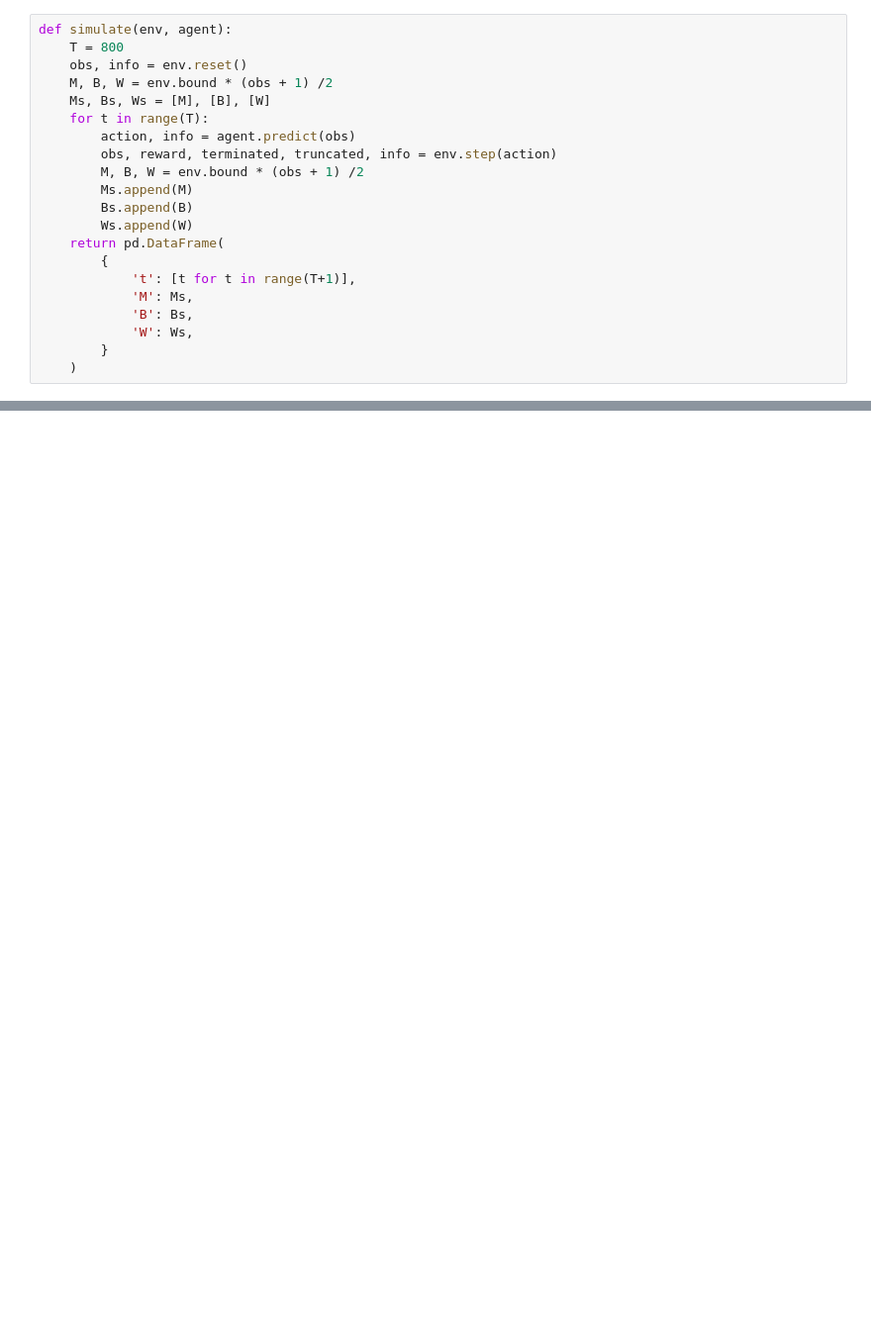
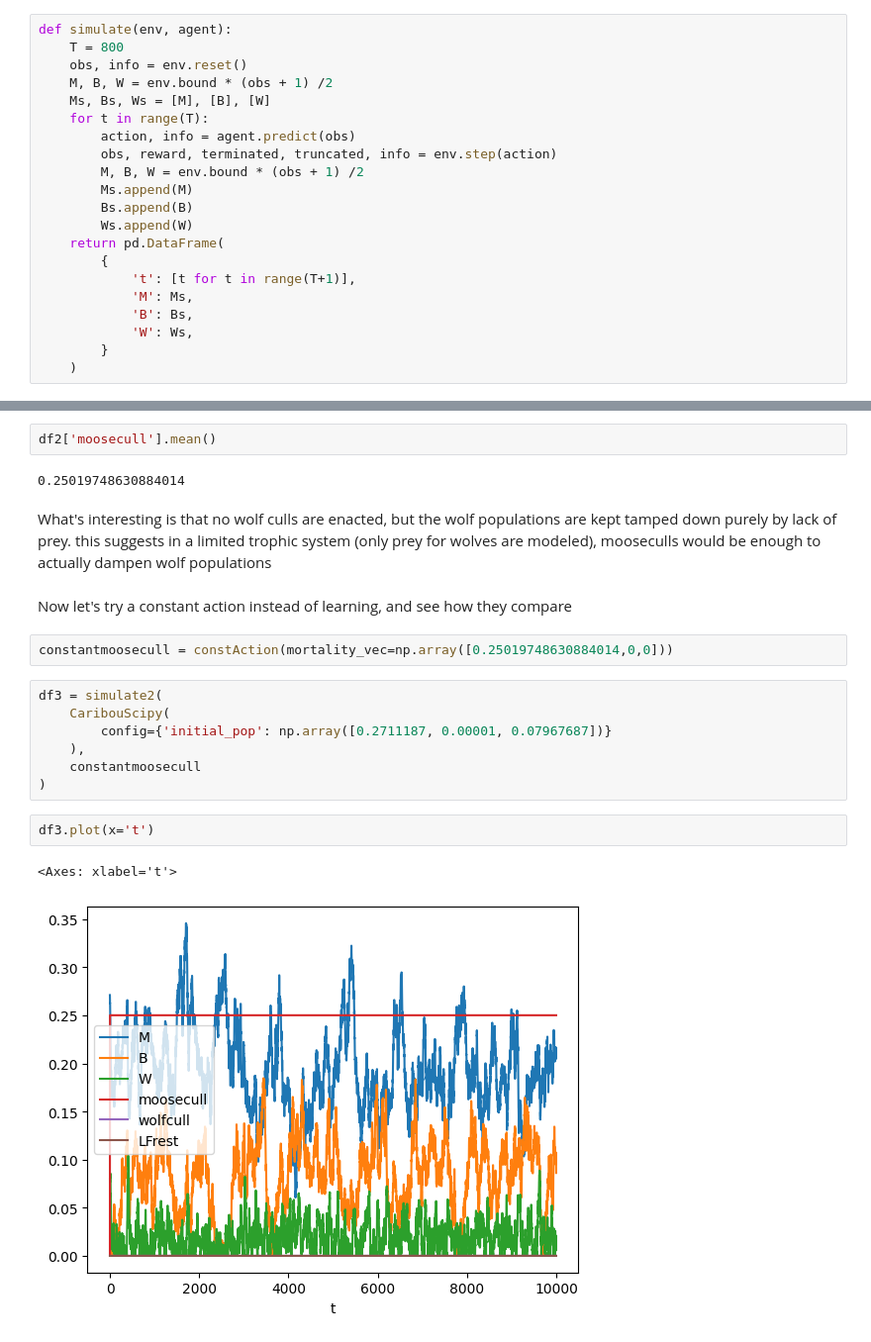
Before and after one commit to boettiger-lab/rl4caribou, a Jupyter notebook: notebooks/4-15-Meeting-Notebook.ipynb, the cells around one changed output, grey strips where cells are left out. Shown: that part at 99% size. Drawn from its saved outputs; the diff is of its cells as text; blank space fills up the shorter version.

```diff
--- a/notebooks/4-15-Meeting-Notebook.ipynb
+++ b/notebooks/4-15-Meeting-Notebook.ipynb
@@ -88,0 +177,22 @@ df.plot(x='t')
+# %%
+df2['moosecull'].mean()
+# %% [output]
+0.25019748630884014
+# %% [markdown]
+What's interesting is that no wolf culls are enacted, but the wolf populations are kept tamped down purely by lack of prey. this suggests in a limited trophic system (only prey for wolves are modeled), mooseculls would be enough to actually dampen wolf populations
+# %% [markdown]
+Now let's try a constant action instead of learning, and see how they compare
+# %%
+constantmoosecull = constAction(mortality_vec=np.array([0.25019748630884014,0,0]))
+# %%
+df3 = simulate2(
+    CaribouScipy(
+        config={'initial_pop': np.array([0.2711187, 0.00001, 0.07967687])}
+    ),
+    constantmoosecull
+)
+# %%
+df3.plot(x='t')
+# %% [output]
+<Axes: xlabel='t'>
+[figure, added]
```
Also changed, not shown: parts of 22 cells of this notebook, 2 other files.
